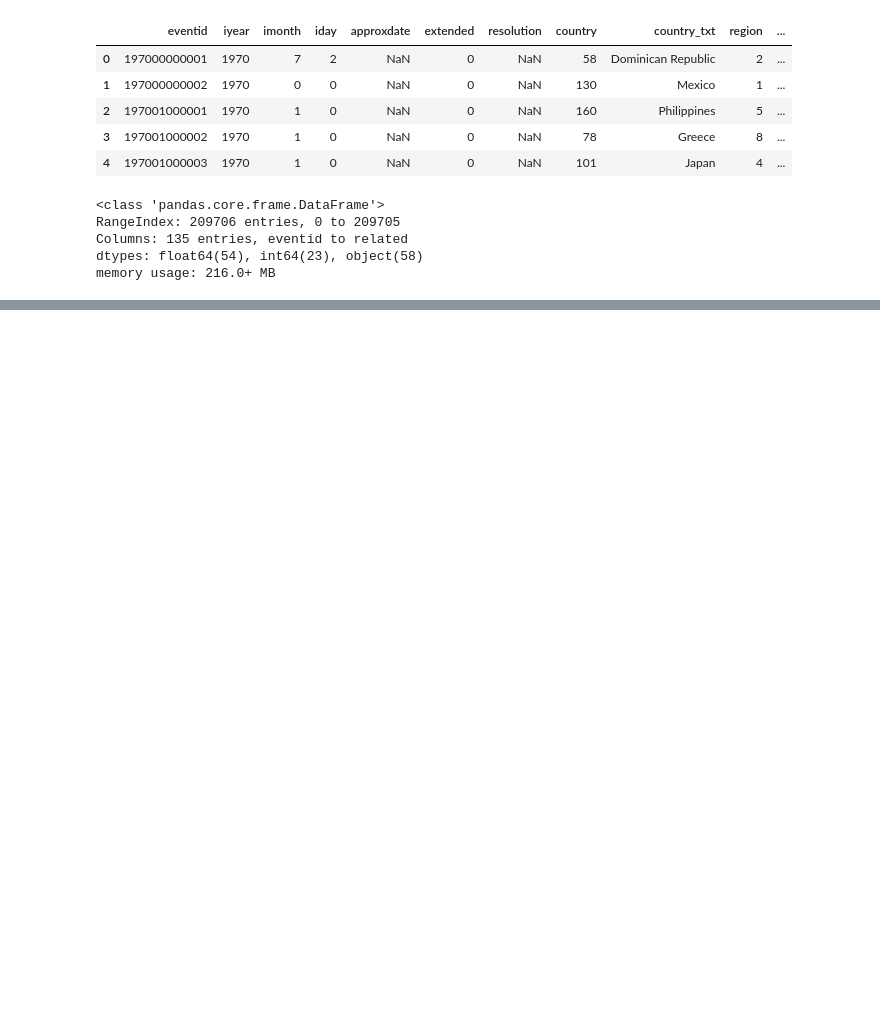
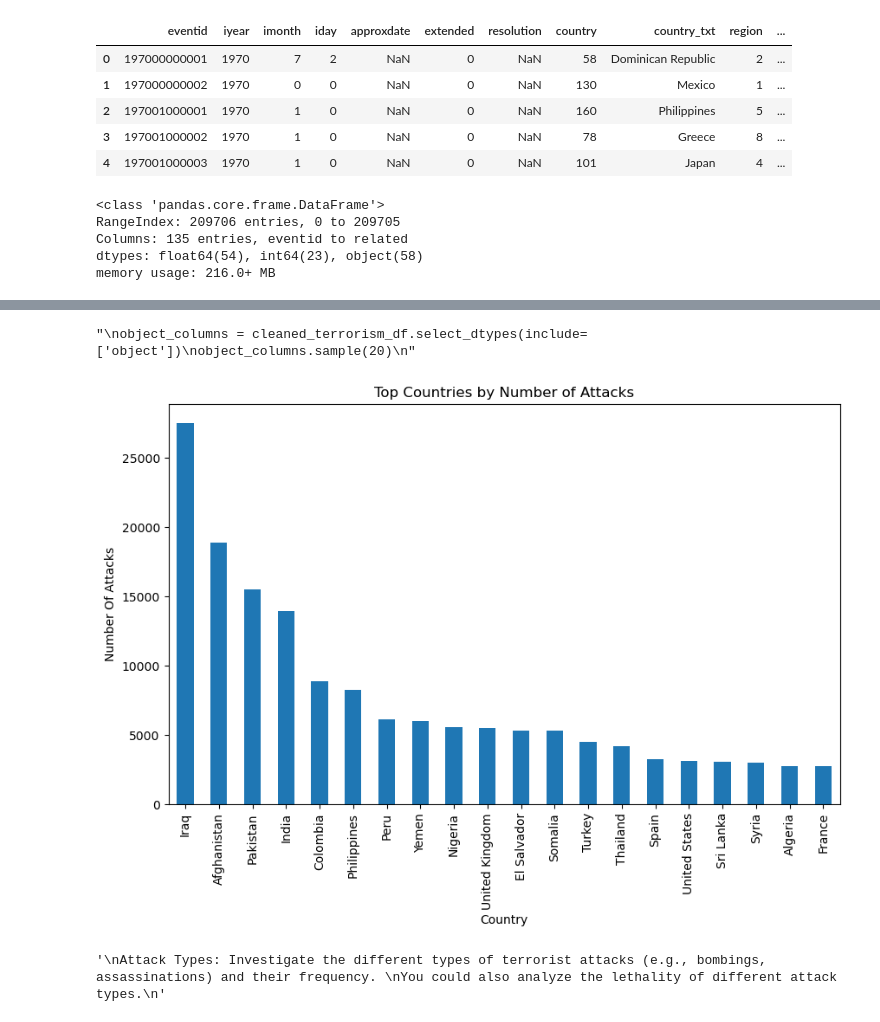
Before and after one commit to OKI300MER/effective_terrorism_exploration, a Jupyter notebook: effective_terrorisim_tactics.ipynb, the cells around one changed output, grey strips where cells are left out. Saved outputs shown, nothing was run; the diff lists cells and outputs as text; code cells hidden in the pictures; blank space fills up the shorter version.

Commit message:
added graphs

```diff
--- a/effective_terrorisim_tactics.ipynb
+++ b/effective_terrorisim_tactics.ipynb
@@ -82,0 +81,29 @@ memory usage: 158.4+ MB
+# %%
+# Object columns only
+"""
+object_columns = cleaned_terrorism_df.select_dtypes(include=['object'])
+object_columns.sample(20)
+"""
+# %% [output]
+"\nobject_columns = cleaned_terrorism_df.select_dtypes(include=['object'])\nobject_columns.sample(20)\n"
+# %%
+# Value Count for Top Country/attacks
+
+country_counts = cleaned_terrorism_df['country_txt'].value_counts()
+top_countries = country_counts.head(20)
+
+plt.figure(figsize=(10,6))
+top_countries.plot(kind='bar')
+plt.xlabel('Country')
+plt.ylabel('Number Of Attacks')
+plt.title('Top Countries by Number of Attacks')
+plt.show()
+# %% [output]
+[figure, added]
+# %%
+"""
+Attack Types: Investigate the different types of terrorist attacks (e.g., bombings, assassinations) and their frequency.
+You could also analyze the lethality of different attack types.
+"""
+# %% [output]
+'\nAttack Types: Investigate the different types of terrorist attacks (e.g., bombings, assassinations) and their frequency. \nYou could also analyze the lethality of different attack types.\n'
```
Also changed, not shown: parts of 11 cells of this notebook.
